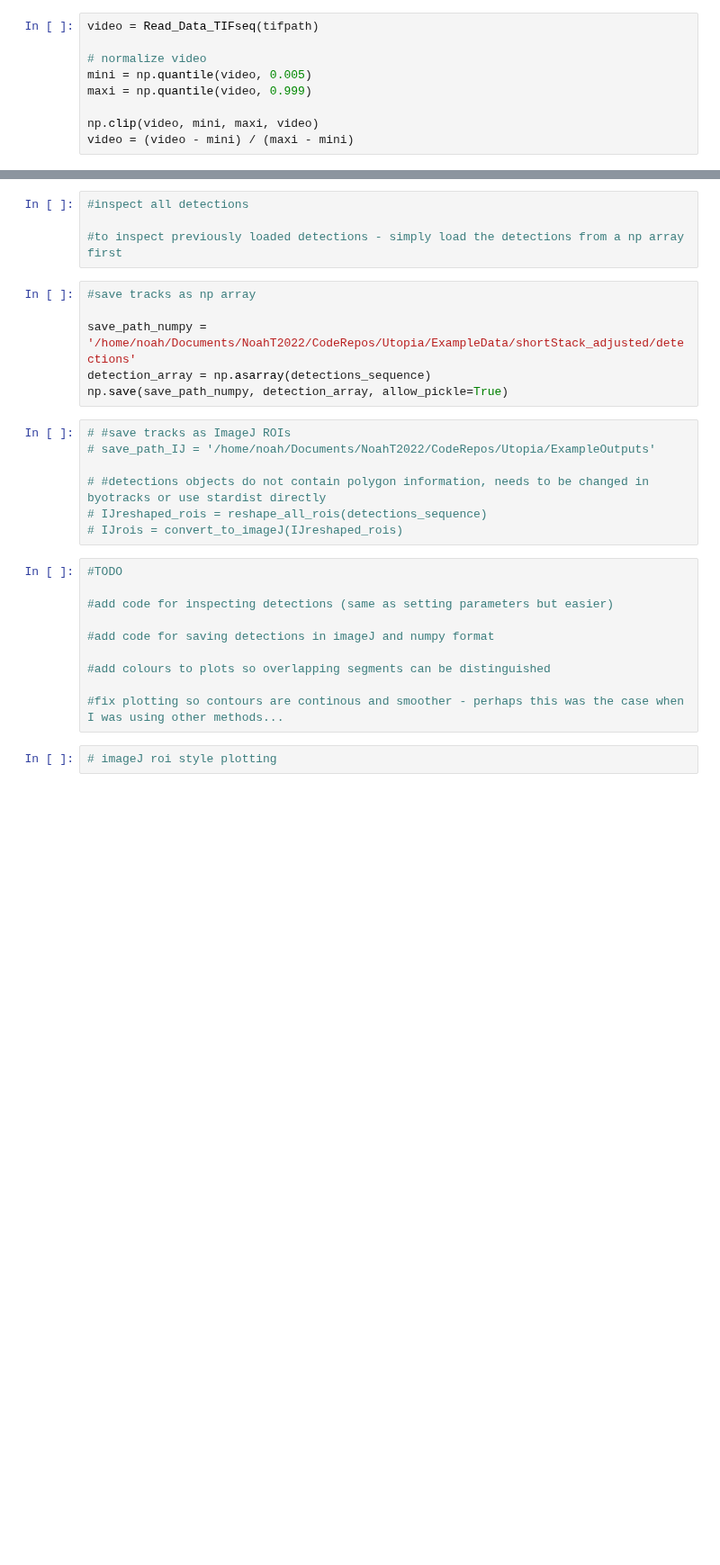
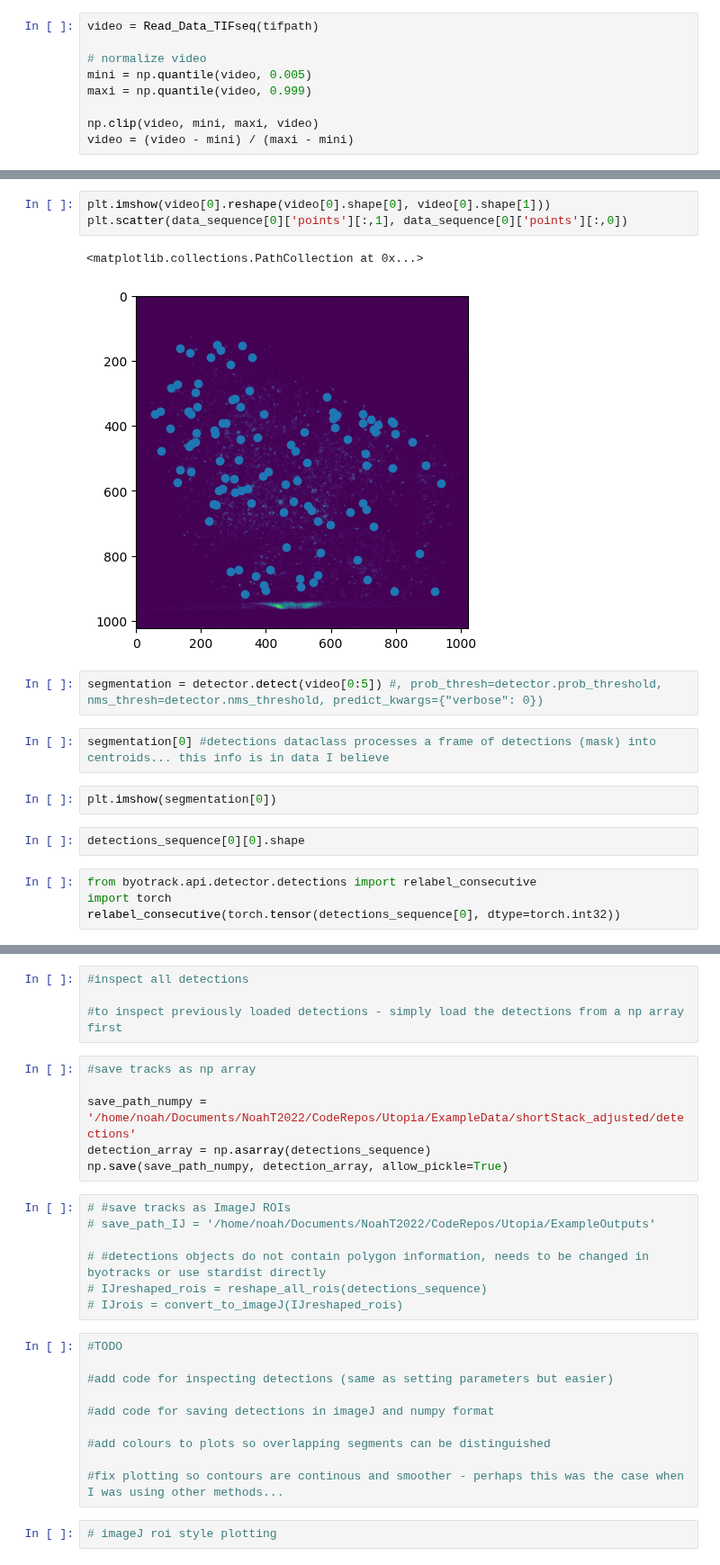
Before and after one commit to raphaelreme/trase-in, a Jupyter notebook: Segmentation.ipynb, the cells around one changed output, grey strips where cells are left out. Shown at 90% size. Drawn from its saved outputs; the diff is of its cells as text; blank space fills up the shorter version.

```diff
--- a/Segmentation.ipynb
+++ b/Segmentation.ipynb
@@ -201,0 +276,18 @@ else:
+# %%
+plt.imshow(video[0].reshape(video[0].shape[0], video[0].shape[1]))
+plt.scatter(data_sequence[0]['points'][:,1], data_sequence[0]['points'][:,0])
+# %% [output]
+<matplotlib.collections.PathCollection at 0x...>
+[figure, added]
+# %%
+segmentation = detector.detect(video[0:5]) #, prob_thresh=detector.prob_threshold, nms_thresh=detector.nms_threshold, predict_kwargs={"verbose": 0})
+# %%
+segmentation[0] #detections dataclass processes a frame of detections (mask) into centroids... this info is in data I believe
+# %%
+plt.imshow(segmentation[0])
+# %%
+detections_sequence[0][0].shape
+# %%
+from byotrack.api.detector.detections import relabel_consecutive
+import torch
+relabel_consecutive(torch.tensor(detections_sequence[0], dtype=torch.int32))
```
Also changed, not shown: parts of 13 cells of this notebook, 3 other files.
